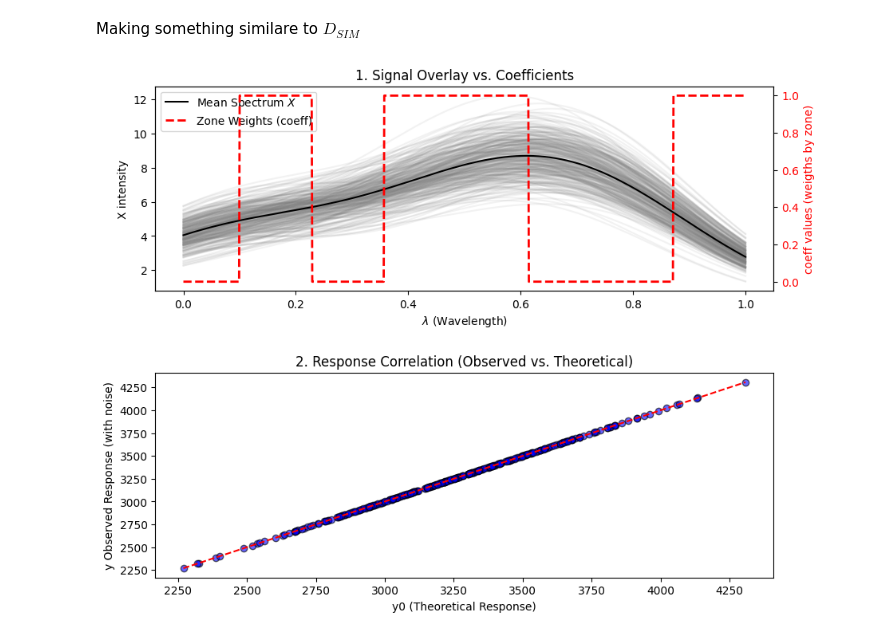
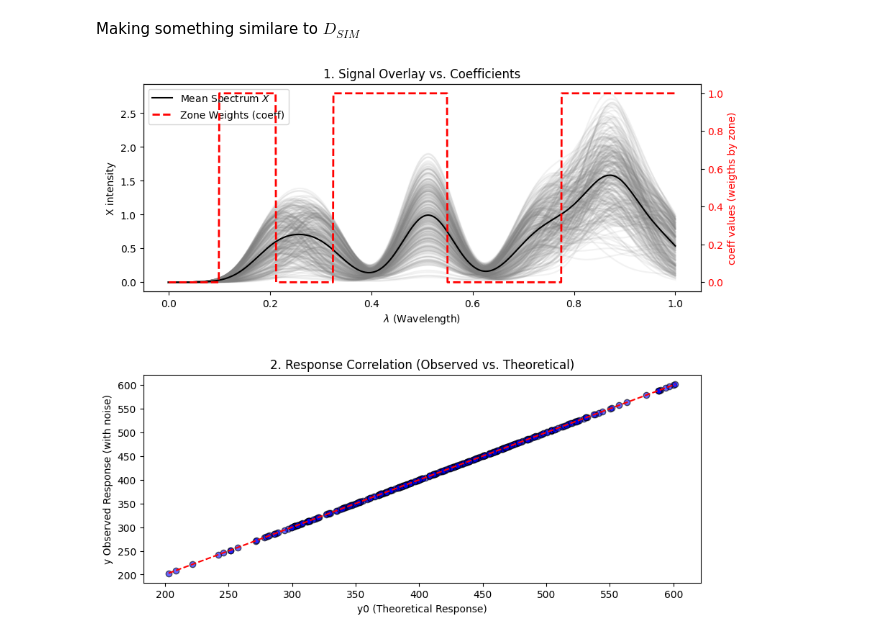
Before and after one commit to malerbe/Dual-sPLS, a Jupyter notebook: notebooks/simulate.ipynb, the cells around one changed output. Saved outputs shown, nothing was run; the diff lists cells and outputs as text; code cells hidden in the pictures.

```diff
--- a/notebooks/simulate.ipynb
+++ b/notebooks/simulate.ipynb
@@ -132,17 +132,22 @@ plt.show()
 # %% [markdown]
 Making something similare to $D_{SIM}$
 # %%
-# Retrieve data
+# coefs = [0, 1, 0, 1, 1, 0, 0, 1, 1]
+# n = 300
+# p = [1000]
+# nondes = [30]
+# sigmaondes = [0.05]
+# sigma_y = 0.05
+
+coefs = [0, 1, 0, 1, 1, 0, 0, 1, 1]
+n = 300
 p = [1000]
+nondes = [10]
+sigmaondes = [0.05]
+sigma_y = 0.05
+
 p_total = np.sum(p)  # 100 + 50
 x_full = np.linspace(0, 1, p_total)
-
-coefs = [0, 1, 0, 1, 1, 0, 0, 1]
-n = 300
-p = [1000]
-nondes = [30]
-sigmaondes = [0.05]
-sigma_y = 0.05
 
 # use the library to simulate n*len(p) signals
 results = simulate(n=300, p=p, nondes=nondes, sigmaondes=sigmaondes, sigma_y=sigma_y, coefs=coefs)
@@ -162,7 +167,7 @@ for i in range(len(pif)-1):
 ######################################################
 # Graphics:
 ######################################################
-fig, axes = plt.subplots(2, 1, figsize=(10, 8))
+fig, axes = plt.subplots(2, 1, figsize=(10, 9))
 plt.subplots_adjust(hspace=0.4)
 
 ######################################################
@@ -171,31 +176,31 @@ ax1 = axes[0]
 ax1.plot(x_full, X.T, color='gray', alpha=0.1)
 ax1.plot(x_full, X.mean(axis=0), color='black', linewidth=1.5, label="Mean Spectrum $X$")
 ax1.set_xlabel(r"$\lambda$ (Wavelength)")
 ax1.set_ylabel("X intensity")
 ax1.set_title("1. Signal Overlay vs. Coefficients")
 
 
 ax2 = ax1.twinx()
 ax2.plot(x_full, x_coefs, color='red', linewidth=2, linestyle='--', label=r"Zone Weights (coeff)")
 ax2.set_ylabel(r"coeff values (weigths by zone)", color='red')
 ax2.tick_params(axis='y', labelcolor='red')
 
 # Légendes
 lines1, labels1 = ax1.get_legend_handles_labels()
 lines2, labels2 = ax2.get_legend_handles_labels()
 ax1.legend(lines1 + lines2, labels1 + labels2, loc='upper left')
 
 ######################################################
 # 1. Show y0 (without noise) vs. y (with noise)
 ax3 = axes[1]
 y = results["y"]
 y0 = results["sumX"] @ coefs
 
 ax3.scatter(y0, y, alpha=0.6, c='blue', edgecolor='k')
 ax3.plot([y0.min(), y0.max()], [y0.min(), y0.max()], 'r--')
 ax3.set_xlabel("y0 (Theoretical Response)")
 ax3.set_ylabel("y Observed Response (with noise)")
 ax3.set_title("2. Response Correlation (Observed vs. Theoretical)")
 plt.show()
 # %% [output]
-[figure, old version]
+[figure, new version]
```
Also changed, not shown: parts of 3 cells of this notebook, 2 other files.
